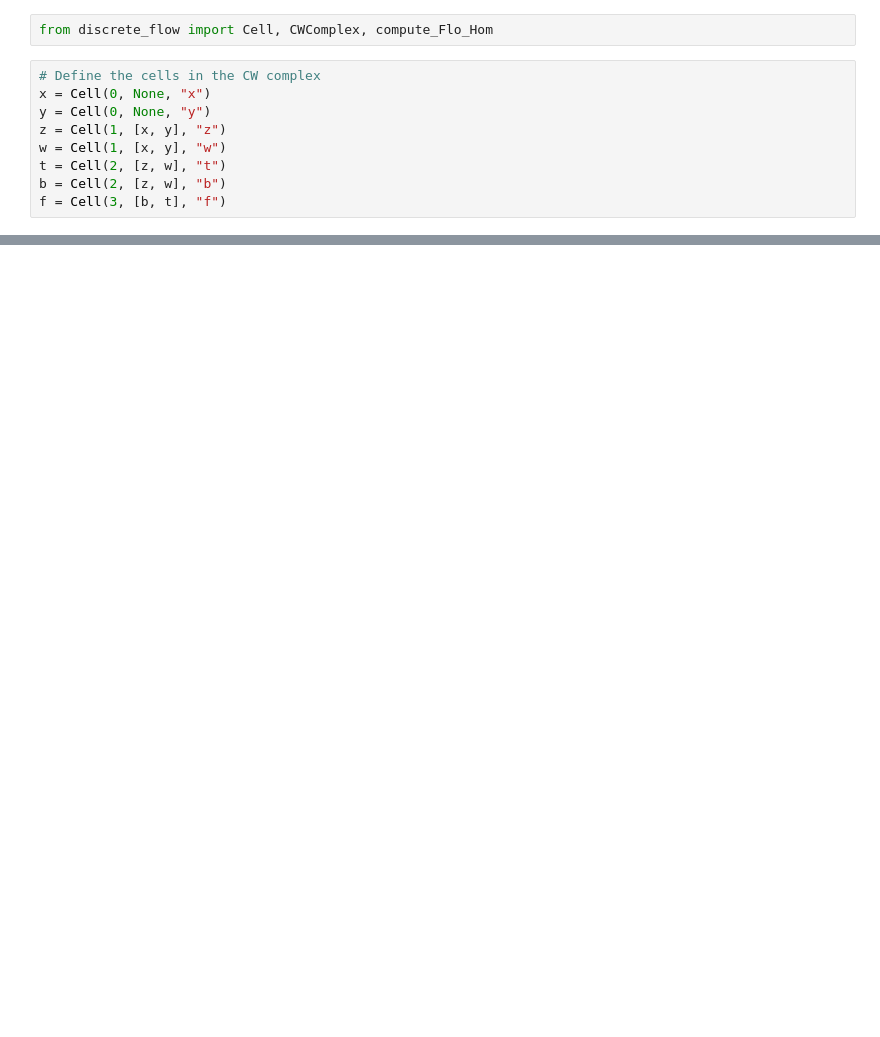
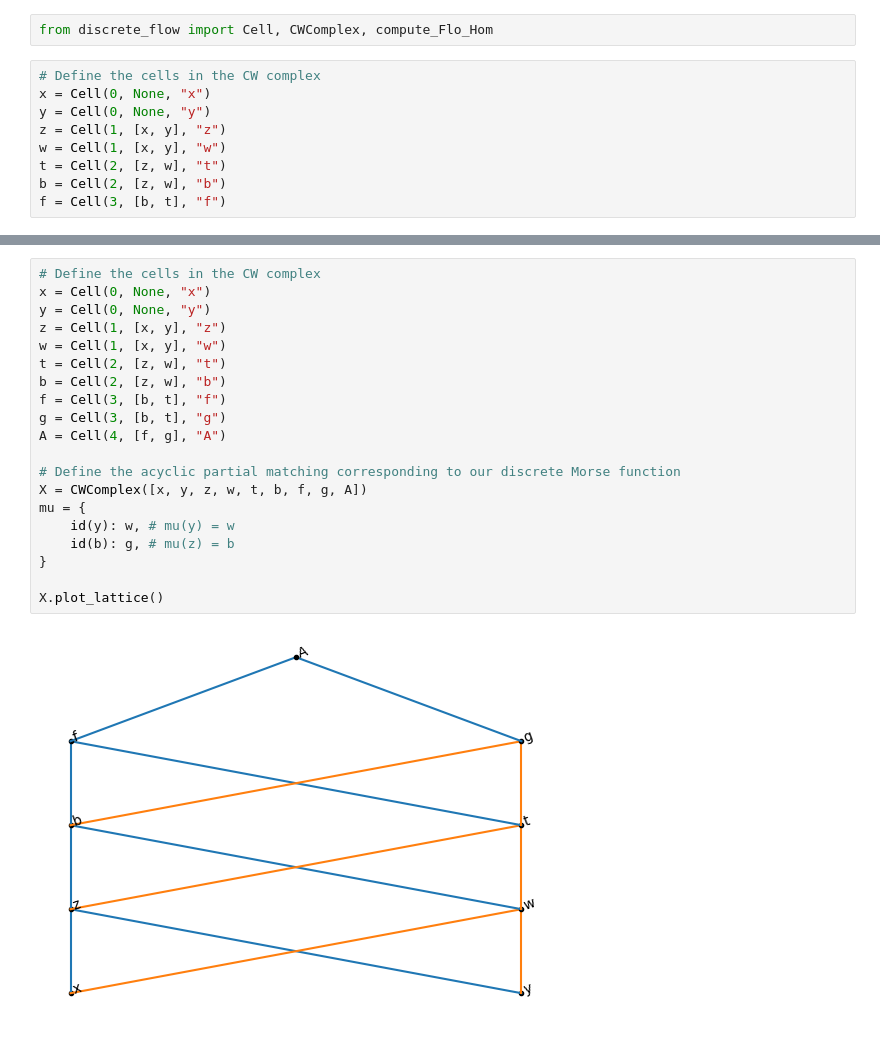
Before and after one commit to bjornarhem/discrete_flow, a Jupyter notebook: discrete_flow_computation.ipynb, the cells around one changed output, grey strips where cells are left out. Cells and saved outputs as stored; diff of their text form; blank space fills up the shorter version.

```diff
--- a/discrete_flow_computation.ipynb
+++ b/discrete_flow_computation.ipynb
@@ -66,0 +66,22 @@ Hom_C_a.plot_lattice()
+# %%
+# Define the cells in the CW complex
+x = Cell(0, None, "x")
+y = Cell(0, None, "y")
+z = Cell(1, [x, y], "z")
+w = Cell(1, [x, y], "w")
+t = Cell(2, [z, w], "t")
+b = Cell(2, [z, w], "b")
+f = Cell(3, [b, t], "f")
+g = Cell(3, [b, t], "g")
+A = Cell(4, [f, g], "A")
+
+# Define the acyclic partial matching corresponding to our discrete Morse function
+X = CWComplex([x, y, z, w, t, b, f, g, A])
+mu = {
+    id(y): w, # mu(y) = w
+    id(b): g, # mu(z) = b
+}
+
+X.plot_lattice()
+# %% [output]
+[figure, added]
```
Also changed, not shown: parts of 7 cells of this notebook.
